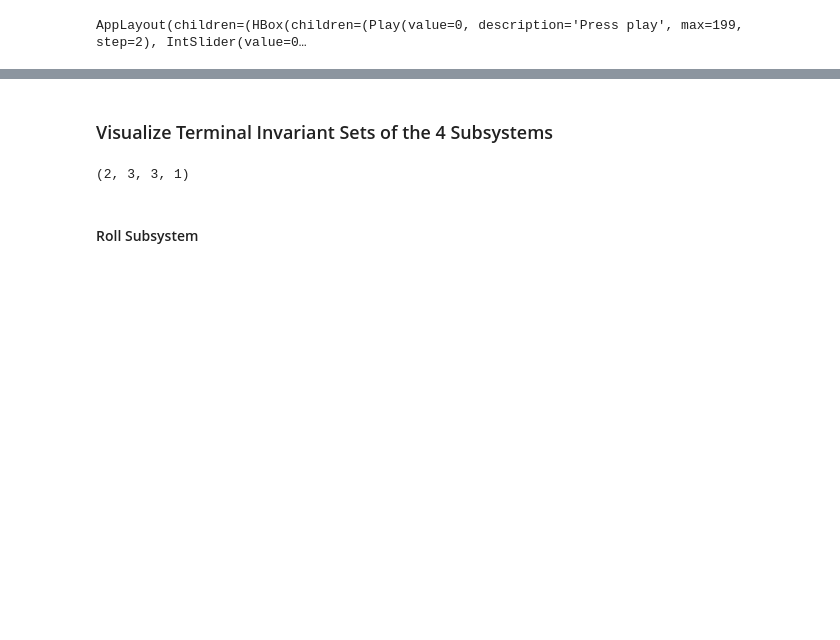
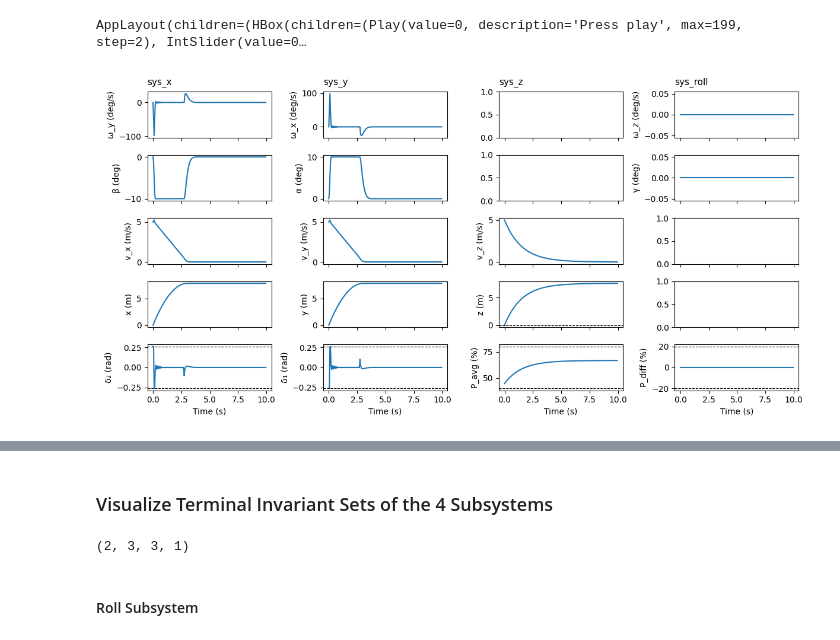
Before and after one commit to tancredelg/MPC-Course-EPFL, a Jupyter notebook: project/Deliverable_3_1/Deliverable_3_1.ipynb, the cells around one changed output, grey strips where cells are left out. Drawn from its saved outputs; the diff is of its cells as text; code cells hidden in the pictures; blank space fills up the shorter version.

Commit message:
3.1 plotting

```diff
--- a/project/Deliverable_3_1/Deliverable_3_1.ipynb
+++ b/project/Deliverable_3_1/Deliverable_3_1.ipynb
@@ -82,3 +69,9 @@ vis.anim_rate = 1.0
 vis.animate(t_cl[:-1], x_cl[:, :-1], u_cl, T_ol=t_ol[..., :-1], X_ol=x_ol, U_ol=u_ol);
 # %% [output]
 AppLayout(children=(HBox(children=(Play(value=0, description='Press play', max=199, step=2), IntSlider(value=0…
+# %%
+from src.vel_rocket_vis import plot_static_states_inputs
+# Closed-loop states and inputs
+plot_static_states_inputs(t_cl[:-1], x_cl[:, :-1], u_cl)
+# %% [output]
+[figure, added]
```
Also changed, not shown: parts of 2 cells of this notebook.
